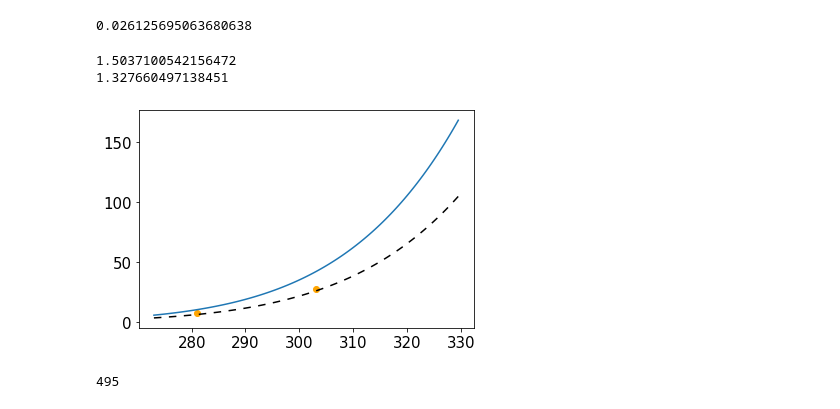
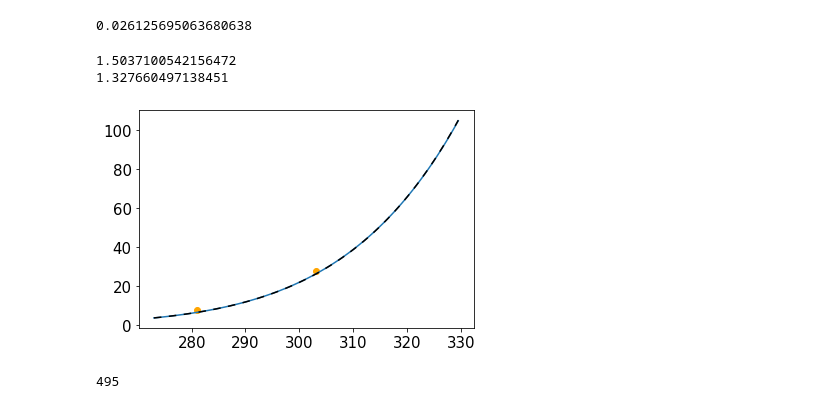
Before and after one commit to fedef17/FScripts, a Jupyter notebook: tunecs/calc_feedbacks_4xCO2.ipynb, the cells around one changed output. Saved outputs shown, nothing was run; the diff lists cells and outputs as text; code cells hidden in the pictures.

```diff
--- a/tunecs/calc_feedbacks_4xCO2.ipynb
+++ b/tunecs/calc_feedbacks_4xCO2.ipynb
@@ -586,6 +710,46 @@ def dlnws(T):
     return dws
 # %%
 %matplotlib inline
+# %%
+def pliq_simp(t, pres = 100000.):
+    tzer = 273.15
+    es = 610.94*np.exp(17.625*(t-tzer)/(t-tzer+243.04))
+    qs = 0.622 * es/pres
+    return qs
+
+def pice_simp(t, pres = 100000.):
+    tzer = 273.15
+    es = 611.21*np.exp(22.587*(t-tzer)/(t-tzer+273.86))
+    qs = 0.622 * es/pres
+    return qs
+
+
+def dlnws_simp(T):
+    """
+    Calculates 1/(dlnq/dT_1K).
+    """
+    pliq0 = pliq_simp(T)
+    pice0 = pice_simp(T)
+
+    T1 = T + 1.0
+    pliq1 = pliq_simp(T1)
+    pice1 = pice_simp(T1)
+
+    # Use np.where to choose between pliq and pice based on the condition T >= 273
+    if isinstance(T, da.core.Array):
+        ws = da.where(T >= 273, pliq0, pice0)    # Dask equivalent of np.where is da.where
+        ws1 = da.where(T1 >= 273, pliq1, pice1)
+    else:
+        ws = np.where(T >= 273, pliq0, pice0)
+        ws1 = np.where(T1 >= 273, pliq1, pice1)
+
+    # Calculate the inverse of the derivative dws
+    dws = ws / (ws1 - ws)
+
+    if isinstance(dws, np.ndarray):
+        dws = ctl.transform_to_dataarray(T, dws, 'dlnws')
+
+    return dws
 # %%
 def pliq_simp(t, pres = 100000.):
     tzer = 273.15
@@ -632,17 +778,17 @@ pliq_simp(303)
 # %%
 tgri = np.arange(273., 330., 0.5)
 pliqcos = np.array([pliq(ti) for ti in tgri])
-plt.plot(tgri, pliqcos)
+plt.plot(tgri, 0.622*pliqcos)
 plt.plot(tgri, 1000.*pliq_simp(tgri), color = 'black', ls = '--')
 plt.scatter(303., 28., color = 'orange')
 plt.scatter(281., 8., color = 'orange')
 
 print(pliq(303.)/28.)
 print(pliq(281.)/8.)
 # %% [output]
 1.5037100542156472
 1.327660497138451
-[figure, old version]
+[figure, new version]
 # %%
 import gc
 gc.collect()
```
Also changed, not shown: parts of 51 cells of this notebook.
